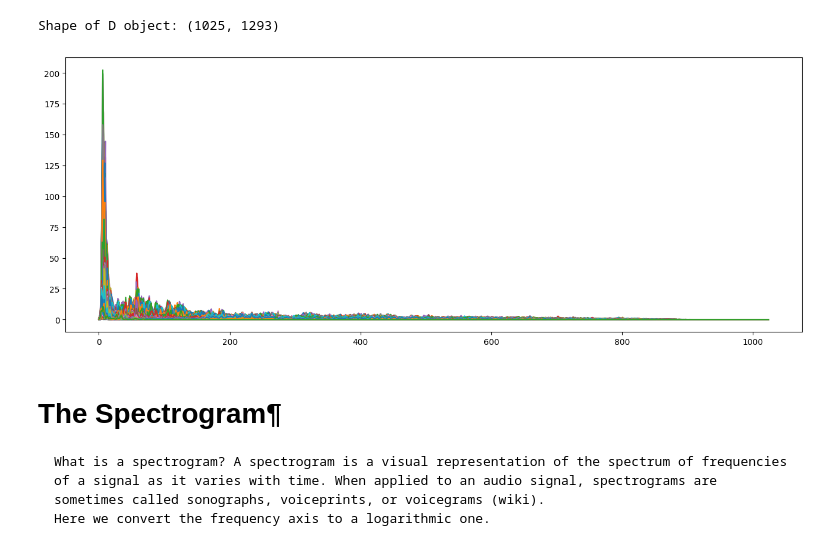
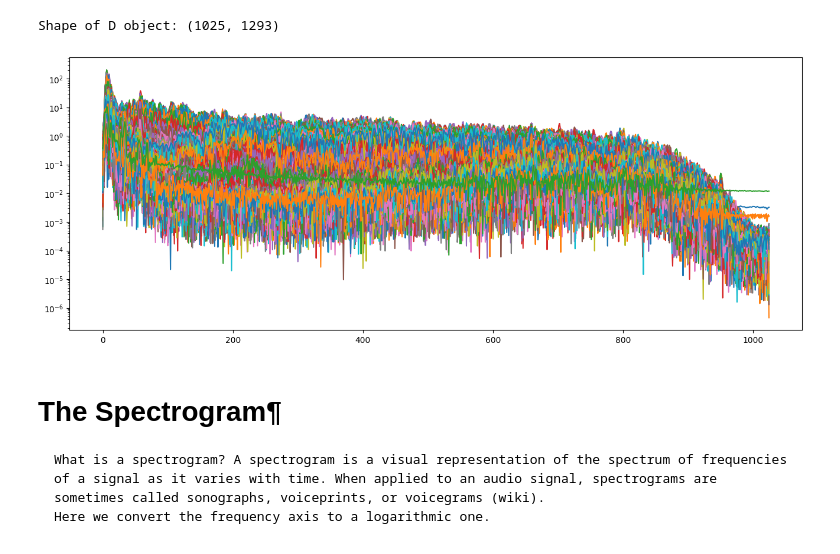
Before and after one commit to SCJA-JEDHA/GTZAN_music_genre_classification, a Jupyter notebook: EDA_CNN/explo_music_genre_EDA_cyril.ipynb, the cells around one changed output. Drawn from its saved outputs; the diff is of its cells as text; code cells hidden in the pictures.

```diff
--- a/EDA_CNN/explo_music_genre_EDA_cyril.ipynb
+++ b/EDA_CNN/explo_music_genre_EDA_cyril.ipynb
@@ -130,9 +135,9 @@ print('Shape of D object:', np.shape(D))
 Shape of D object: (1025, 1293)
 # %%
 plt.figure(figsize = (16, 6))
-plt.plot(D);
+plt.semilogy(D);
 # %% [output]
-[figure, old version]
+[figure, new version]
 # %% [markdown]
 # The Spectrogram¶
 
```
Also changed, not shown: parts of 60 cells of this notebook, 3 other files.
